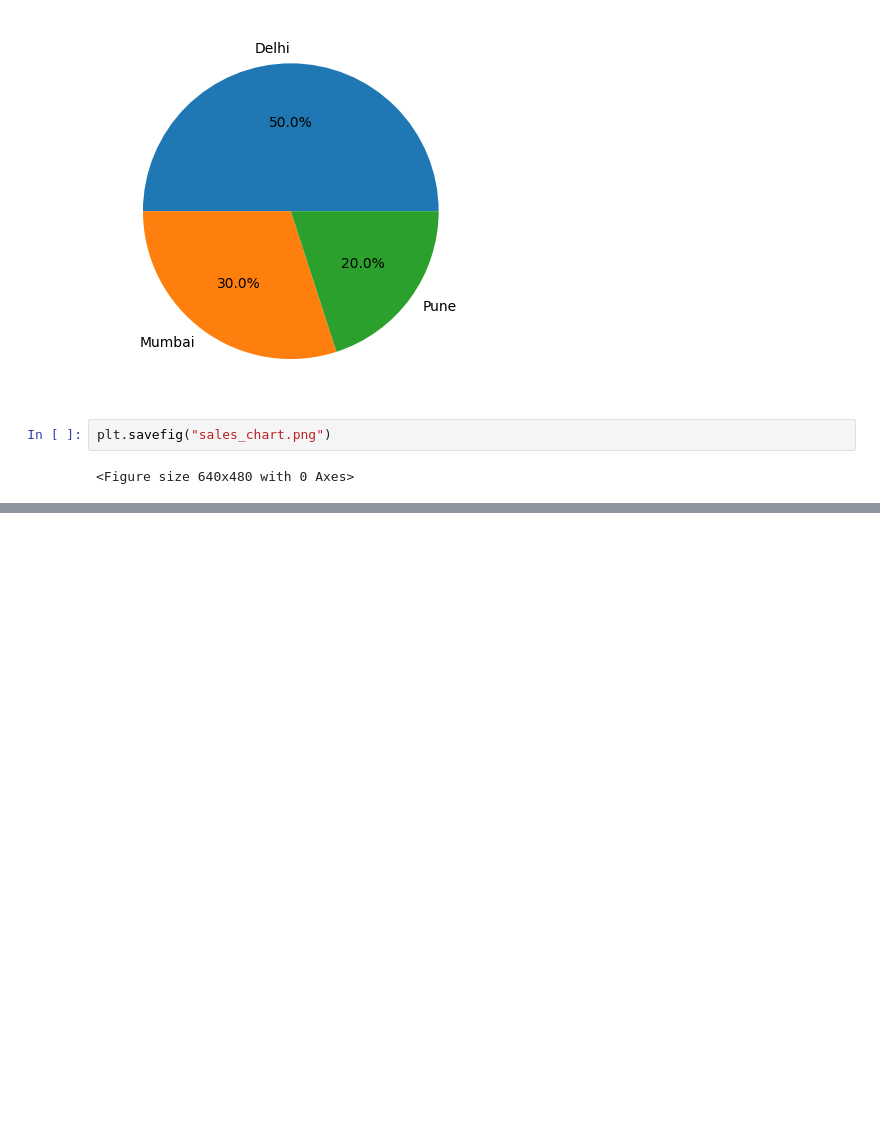
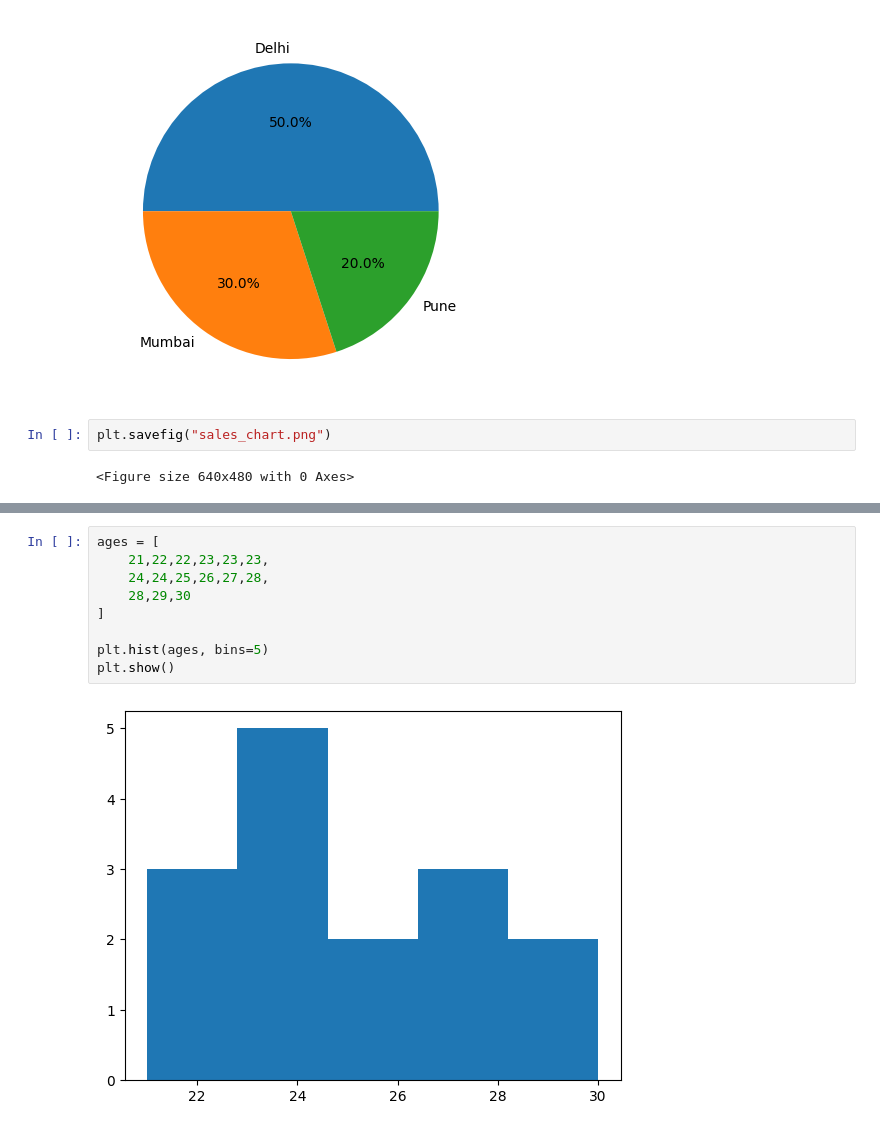
Before and after one commit to Prashantkumartalan43/Exercise, a Jupyter notebook: python_basics_week4.ipynb, the cells around one changed output, grey strips where cells are left out. Drawn from its saved outputs; the diff is of its cells as text; blank space fills up the shorter version.

```diff
--- a/python_basics_week4.ipynb
+++ b/python_basics_week4.ipynb
@@ -128,0 +129,11 @@ plt.show()
+# %%
+ages = [
+    21,22,22,23,23,23,
+    24,24,25,26,27,28,
+    28,29,30
+]
+
+plt.hist(ages, bins=5)
+plt.show()
+# %% [output]
+[figure, added]
```
Also changed, not shown: parts of 9 cells of this notebook.
